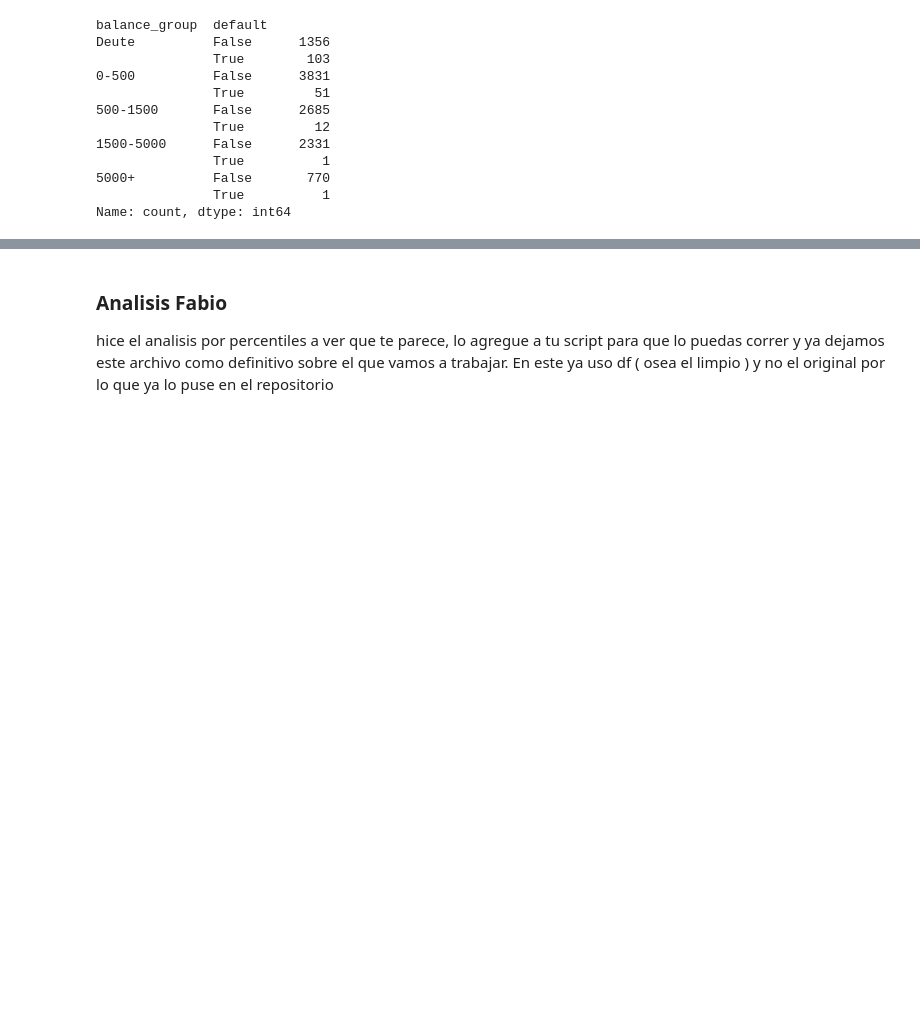
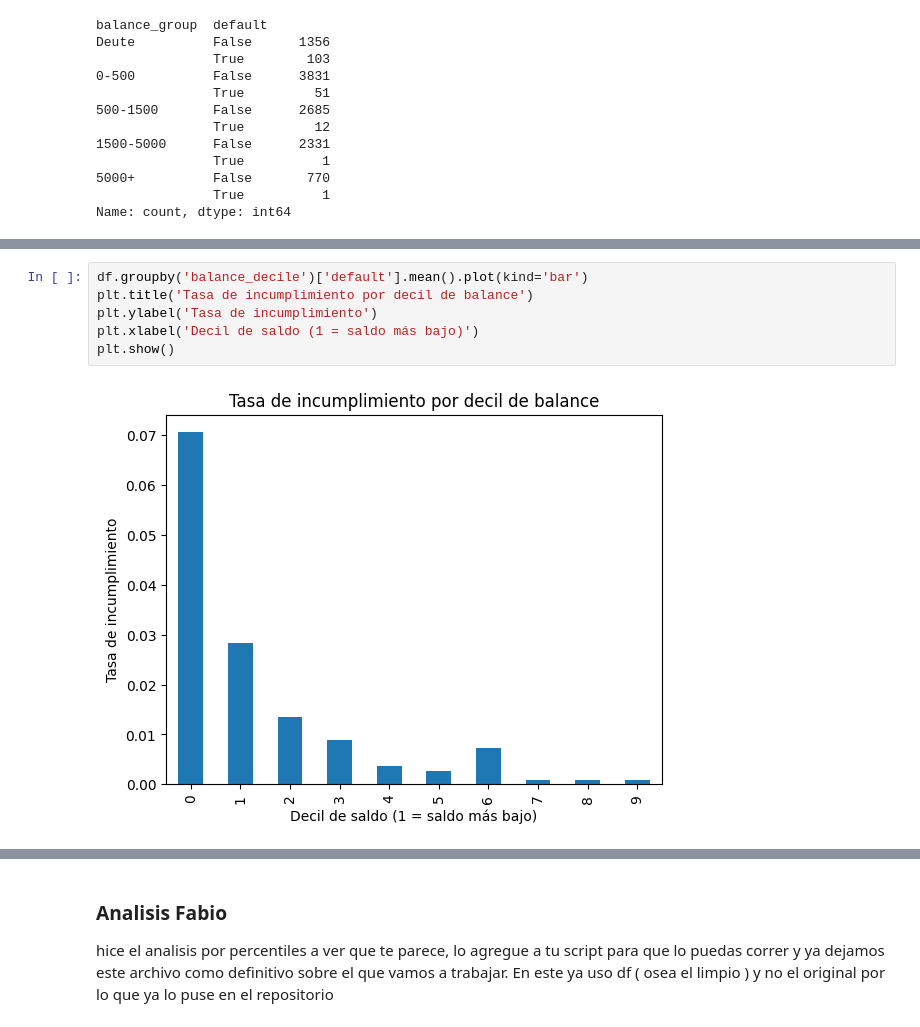
Before and after one commit to MarinaTorba/PersonalDataProrjects, a Jupyter notebook: Equip_9/Scripts/Pregunta de Negocio - Finanzas.ipynb, the cells around one changed output, grey strips where cells are left out. Saved outputs shown, nothing was run; the diff lists cells and outputs as text; blank space fills up the shorter version.

```diff
--- a/Equip_9/Scripts/Pregunta de Negocio - Finanzas.ipynb
+++ b/Equip_9/Scripts/Pregunta de Negocio - Finanzas.ipynb
@@ -95,0 +135,8 @@ Name: count, dtype: int64
+# %%
+df.groupby('balance_decile')['default'].mean().plot(kind='bar')
+plt.title('Tasa de incumplimiento por decil de balance')
+plt.ylabel('Tasa de incumplimiento')
+plt.xlabel('Decil de saldo (1 = saldo más bajo)')
+plt.show()
+# %% [output]
+[figure, added]
```
Also changed, not shown: parts of 11 cells of this notebook.
